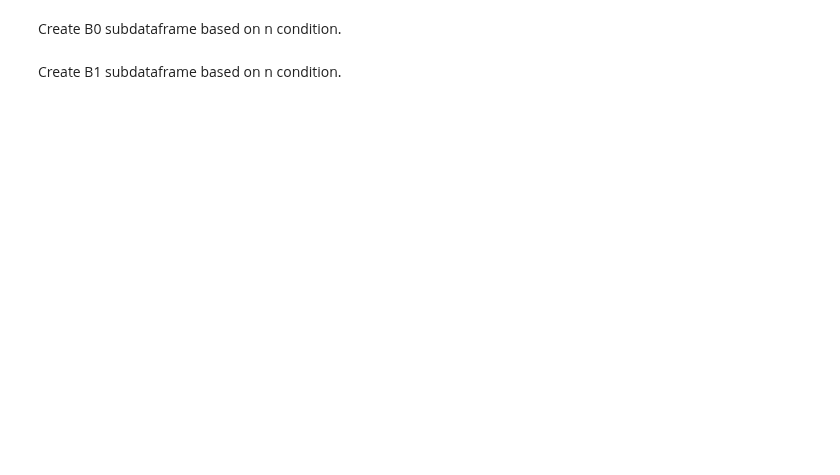
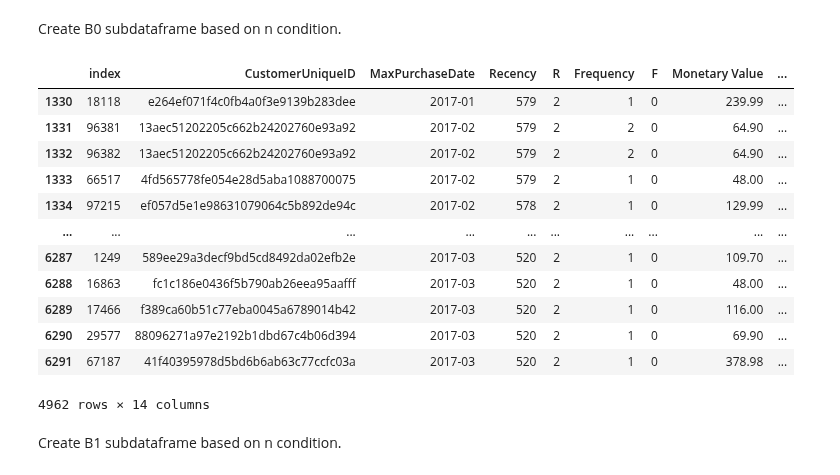
Before and after one commit to Ay0d/Machine-Learning, a Jupyter notebook: clients-segmentation-rfm-maintenance.ipynb, the cells around one changed output. Saved outputs shown, nothing was run; the diff lists cells and outputs as text; code cells hidden in the pictures; blank space fills up the shorter version.

```diff
--- a/clients-segmentation-rfm-maintenance.ipynb
+++ b/clients-segmentation-rfm-maintenance.ipynb
@@ -97,2 +145,11 @@ n = 90
+# %%
+lim = df[df['MaxPurchaseDate'] == '2017-01'].index[-1]
+lim_0 = df[df['MaxPurchaseDate'] == '2017-03'].index[-1]
+lim_1 = df[df['MaxPurchaseDate'] == '2017-06'].index[-1]
+lim_2 = df[df['MaxPurchaseDate'] == '2017-09'].index[-1]
+lim_3 = df[df['MaxPurchaseDate'] == '2017-12'].index[-1]
+lim_4 = df[df['MaxPurchaseDate'] == '2018-03'].index[-1]
+lim_5 = df[df['MaxPurchaseDate'] == '2018-06'].index[-1]
+lim_6 = df[df['MaxPurchaseDate'] == '2018-09'].index[-1]
 # %% [markdown]
 Create B0 subdataframe based on n condition.
@@ -102,2 +156,19 @@ B0
+# %%
+B0 = df[(df['MaxPurchaseDate'].index <= lim_0) & (df['MaxPurchaseDate'].index >= lim)]
+B0
+# %% [output]
+|  | index | CustomerUniqueID | MaxPurchaseDate | Recency | R | Frequency | F | Monetary Value | ... |
+| 1330 | 18118 | e264ef071f4c0fb4a0f3e9139b283dee | 2017-01 | 579 | 2 | 1 | 0 | 239.99 | ... |
+| 1331 | 96381 | 13aec51202205c662b24202760e93a92 | 2017-02 | 579 | 2 | 2 | 0 | 64.90 | ... |
+| 1332 | 96382 | 13aec51202205c662b24202760e93a92 | 2017-02 | 579 | 2 | 2 | 0 | 64.90 | ... |
+| 1333 | 66517 | 4fd565778fe054e28d5aba1088700075 | 2017-02 | 579 | 2 | 1 | 0 | 48.00 | ... |
+| 1334 | 97215 | ef057d5e1e98631079064c5b892de94c | 2017-02 | 578 | 2 | 1 | 0 | 129.99 | ... |
+| ... | ... | ... | ... | ... | ... | ... | ... | ... | ... |
+| 6287 | 1249 | 589ee29a3decf9bd5cd8492da02efb2e | 2017-03 | 520 | 2 | 1 | 0 | 109.70 | ... |
+| 6288 | 16863 | fc1c186e0436f5b790ab26eea95aafff | 2017-03 | 520 | 2 | 1 | 0 | 48.00 | ... |
+| 6289 | 17466 | f389ca60b51c77eba0045a6789014b42 | 2017-03 | 520 | 2 | 1 | 0 | 116.00 | ... |
+| 6290 | 29577 | 88096271a97e2192b1dbd67c4b06d394 | 2017-03 | 520 | 2 | 1 | 0 | 69.90 | ... |
+| 6291 | 67187 | 41f40395978d5bd6b6ab63c77ccfc03a | 2017-03 | 520 | 2 | 1 | 0 | 378.98 | ... |
+4962 rows × 14 columns
 # %% [markdown]
 Create B1 subdataframe based on n condition.
```
Also changed, not shown: parts of 38 cells of this notebook.
